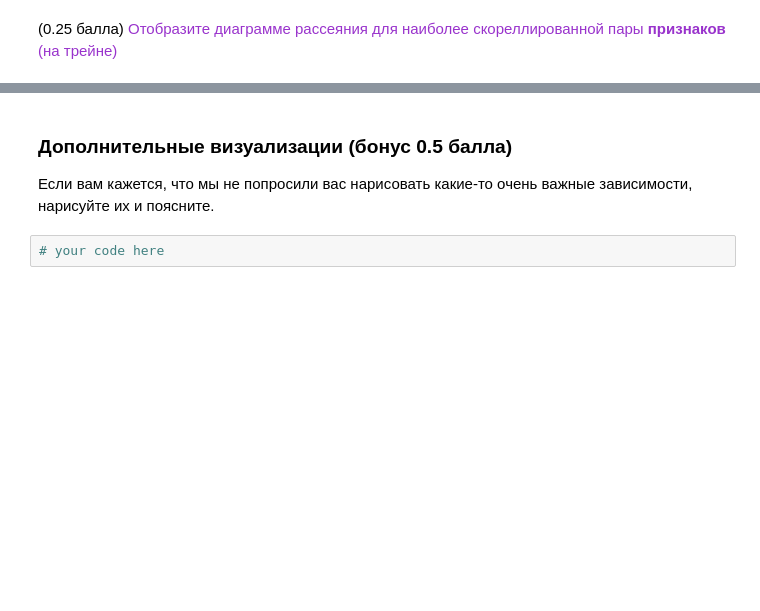
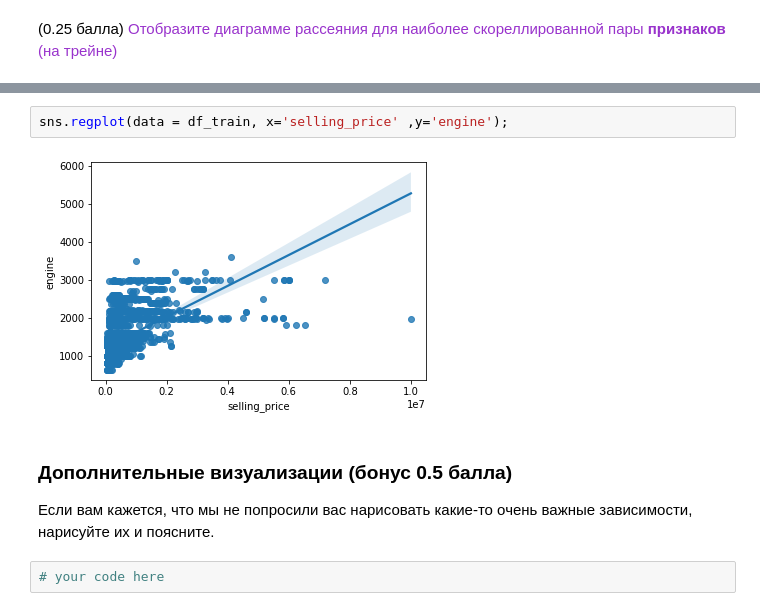
Before and after one commit to lubitelfoto/used-car-price-predict-hw, a Jupyter notebook: HW1_Regression_with_inference.ipynb, the cells around one changed output, grey strips where cells are left out. Saved outputs shown, nothing was run; the diff lists cells and outputs as text; blank space fills up the shorter version.

```diff
--- a/HW1_Regression_with_inference.ipynb
+++ b/HW1_Regression_with_inference.ipynb
@@ -430,3 +461,7 @@ print("Количество мест в авто скрее категория 2
+# %%
+sns.regplot(data = df_train, x='selling_price' ,y='engine');
+# %% [output]
+[figure, added]
 # %% [markdown]
 ### Дополнительные визуализации (бонус 0.5 балла)
 
```
Also changed, not shown: parts of 56 cells of this notebook.
